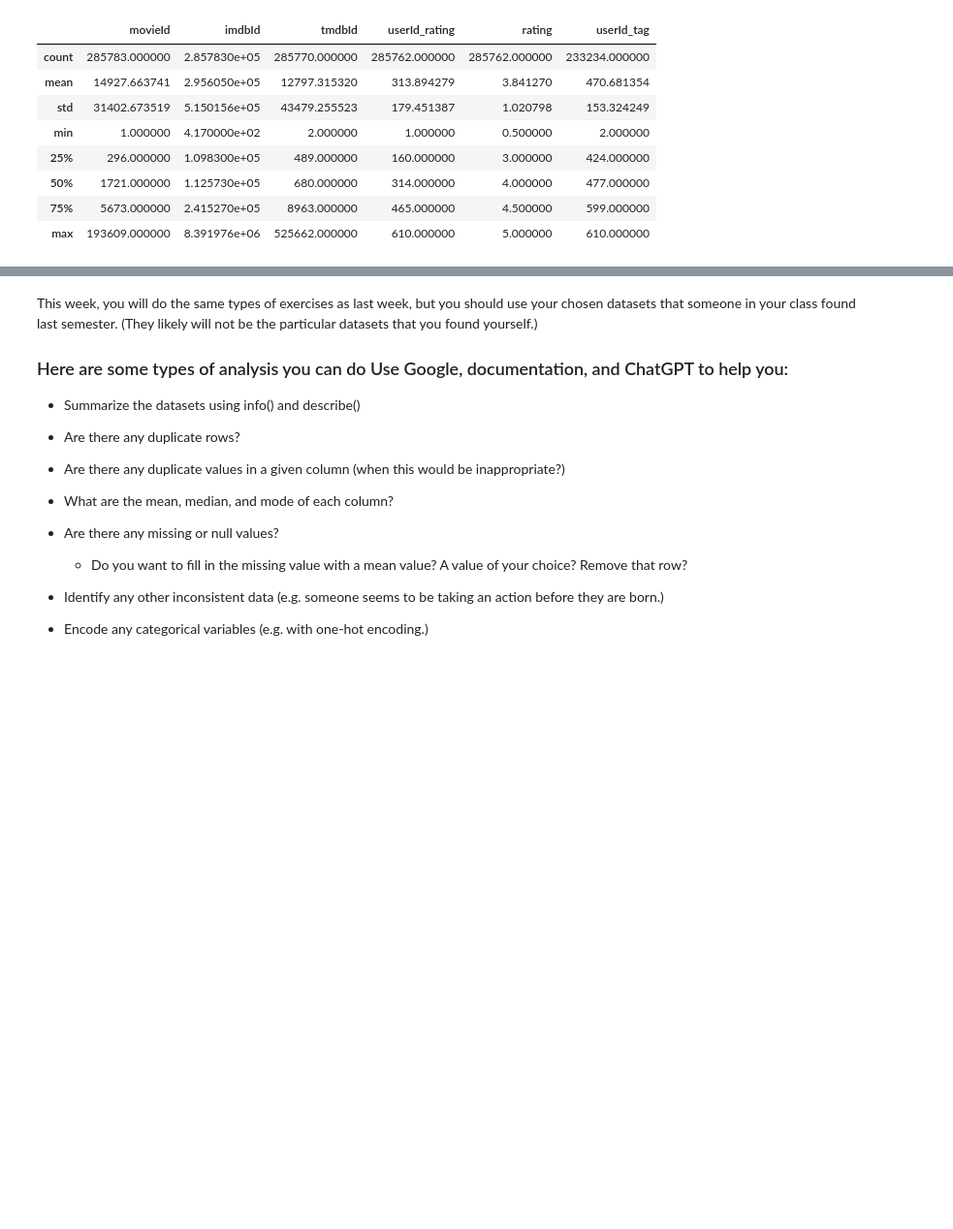
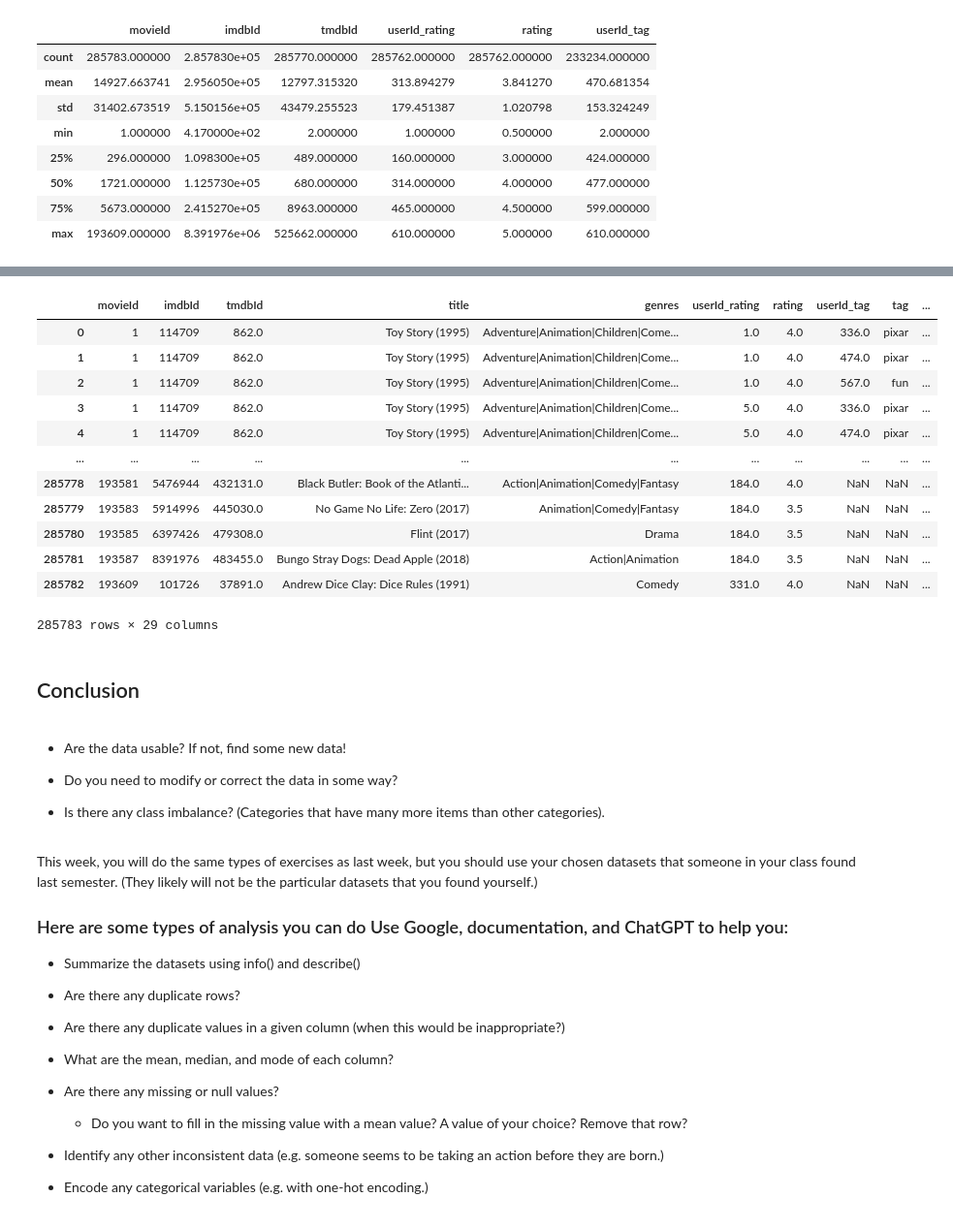
Before and after one commit to keshleem/dx699-summerai-homework2, a Jupyter notebook: OMDS-ModB2-Week2-Martin-Keshia-Lee.ipynb, the cells around one changed output, grey strips where cells are left out. Shown at 97% size. Saved outputs shown, nothing was run; the diff lists cells and outputs as text; code cells hidden in the pictures; blank space fills up the shorter version.

```diff
--- a/OMDS-ModB2-Week2-Martin-Keshia-Lee.ipynb
+++ b/OMDS-ModB2-Week2-Martin-Keshia-Lee.ipynb
@@ -230,0 +293,19 @@ memory usage: 19.6+ MB
+# %%
+# making a duplicate of the merged movies dataframe so it doesn't accidently change the original
+df_merge_movies_final = df_merge_movies.copy()
+df_merge_movies_final = df_merge_movies_final.join(one_hot)
+df_merge_movies_final
+# %% [output]
+|  | movieId | imdbId | tmdbId | title | genres | userId_rating | rating | userId_tag | tag | ... |
+| 0 | 1 | 114709 | 862.0 | Toy Story (1995) | Adventure|Animation|Children|Come... | 1.0 | 4.0 | 336.0 | pixar | ... |
+| 1 | 1 | 114709 | 862.0 | Toy Story (1995) | Adventure|Animation|Children|Come... | 1.0 | 4.0 | 474.0 | pixar | ... |
+| 2 | 1 | 114709 | 862.0 | Toy Story (1995) | Adventure|Animation|Children|Come... | 1.0 | 4.0 | 567.0 | fun | ... |
+| 3 | 1 | 114709 | 862.0 | Toy Story (1995) | Adventure|Animation|Children|Come... | 5.0 | 4.0 | 336.0 | pixar | ... |
+| 4 | 1 | 114709 | 862.0 | Toy Story (1995) | Adventure|Animation|Children|Come... | 5.0 | 4.0 | 474.0 | pixar | ... |
+| ... | ... | ... | ... | ... | ... | ... | ... | ... | ... | ... |
+| 285778 | 193581 | 5476944 | 432131.0 | Black Butler: Book of the Atlanti... | Action|Animation|Comedy|Fantasy | 184.0 | 4.0 | NaN | NaN | ... |
+| 285779 | 193583 | 5914996 | 445030.0 | No Game No Life: Zero (2017) | Animation|Comedy|Fantasy | 184.0 | 3.5 | NaN | NaN | ... |
+| 285780 | 193585 | 6397426 | 479308.0 | Flint (2017) | Drama | 184.0 | 3.5 | NaN | NaN | ... |
+| 285781 | 193587 | 8391976 | 483455.0 | Bungo Stray Dogs: Dead Apple (2018) | Action|Animation | 184.0 | 3.5 | NaN | NaN | ... |
+| 285782 | 193609 | 101726 | 37891.0 | Andrew Dice Clay: Dice Rules (1991) | Comedy | 331.0 | 4.0 | NaN | NaN | ... |
+285783 rows × 29 columns
@@ -231,3 +315,11 @@ memory usage: 19.6+ MB
+# %% [markdown]
+## Conclusion
+# %% [markdown]
+- Are the data usable?  If not, find some new data!
+
+- Do you need to modify or correct the data in some way?
+
+- Is there any class imbalance?  (Categories that have many more items than other categories).
 # %% [markdown]
 This week, you will do the same types of exercises as last week, but you should use your chosen datasets that someone in your class found last semester. (They likely will not be the particular datasets that you found yourself.)
 
```
Also changed, not shown: parts of 8 cells of this notebook, 1 other file.
